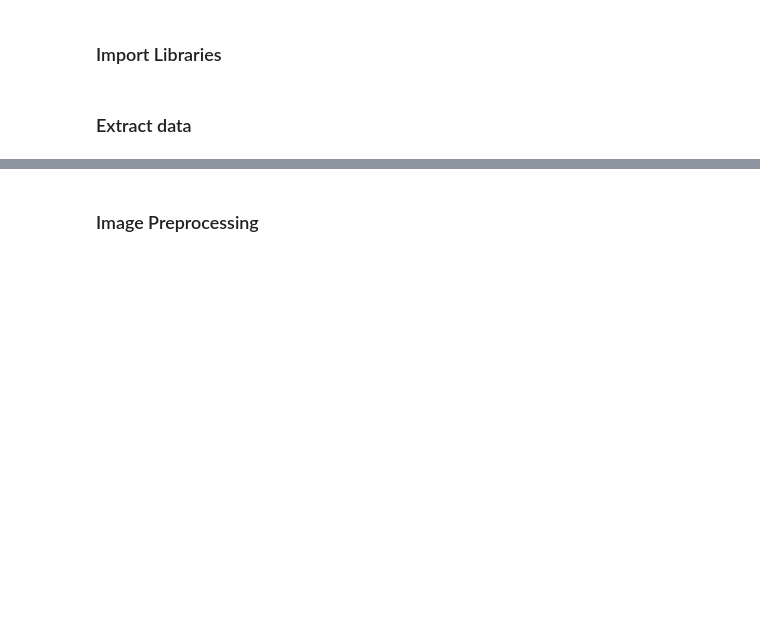
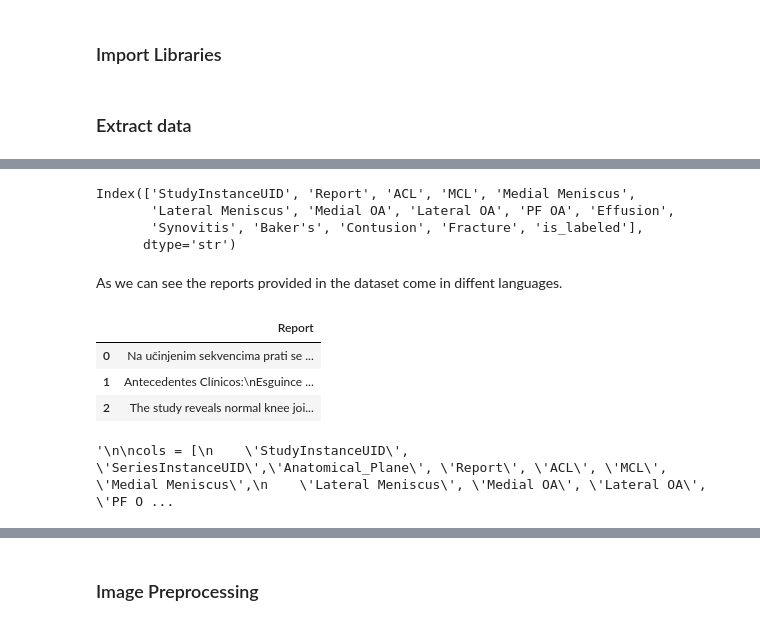
Before and after one commit to NimaNIKOOKAR/RSNA_Knee_Abnormality_Detection, a Jupyter notebook: notebook/rsna_analysis.ipynb, the cells around one changed output, grey strips where cells are left out. Saved outputs shown, nothing was run; the diff lists cells and outputs as text; code cells hidden in the pictures; blank space fills up the shorter version.

```diff
--- a/notebook/rsna_analysis.ipynb
+++ b/notebook/rsna_analysis.ipynb
@@ -92,4 +94,23 @@ display(annotation_df.head()) , len(annotation_df)
+# %%
+annotation_df.columns
+# %% [output]
+Index(['StudyInstanceUID', 'Report', 'ACL', 'MCL', 'Medial Meniscus',
+       'Lateral Meniscus', 'Medial OA', 'Lateral OA', 'PF OA', 'Effusion',
+       'Synovitis', 'Baker's', 'Contusion', 'Fracture', 'is_labeled'],
+      dtype='str')
+# %% [markdown]
+As we can see  the reports provided in the dataset come in diffent languages.
+# %%
+with pd.option_context("display.max_colwidth", None):
+    display(annotation_df[["Report"]].head(3))
+# %% [output]
+|  | Report |
+| 0 | Na učinjenim sekvencima prati se ... |
+| 1 | Antecedentes Clínicos:\nEsguince ... |
+| 2 | The study reveals normal knee joi... |
 # %%
+"""
+
 cols = [
     'StudyInstanceUID', 'SeriesInstanceUID','Anatomical_Plane', 'Report', 'ACL', 'MCL', 'Medial Meniscus',
     'Lateral Meniscus', 'Medial OA', 'Lateral OA', 'PF OA', 'Effusion',
@@ -99,4 +120,8 @@ cols = [
 merged_df = annotation_df.merge(right=study_series_df , on="StudyInstanceUID" ,how="inner")
 
 merged_df =merged_df[cols]
+
+"""
+# %% [output]
+'\n\ncols = [\n    \'StudyInstanceUID\', \'SeriesInstanceUID\',\'Anatomical_Plane\', \'Report\', \'ACL\', \'MCL\', \'Medial Meniscus\',\n    \'Lateral Meniscus\', \'Medial OA\', \'Lateral OA\', \'PF O ...
 # %%
```
Also changed, not shown: parts of 20 cells of this notebook.
